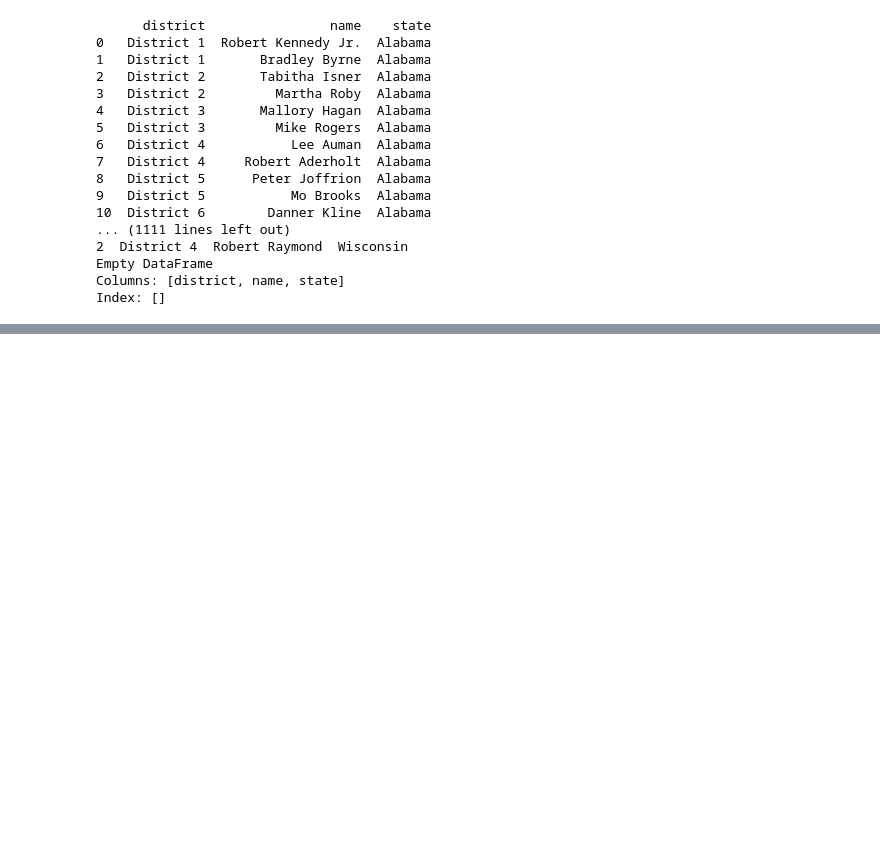
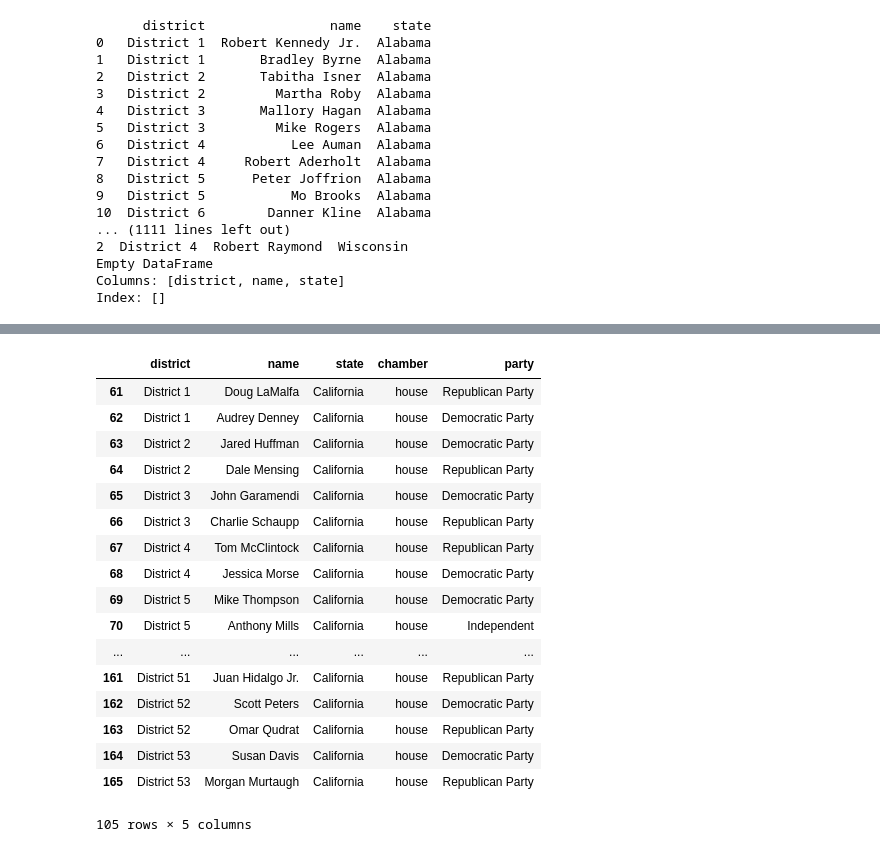
Before and after one commit to andrew-shackelford/Harvard_Twitter_Research_2018, a Jupyter notebook: midterm_candidate_scraper.ipynb, the cells around one changed output, grey strips where cells are left out. Drawn from its saved outputs; the diff is of its cells as text; code cells hidden in the pictures; blank space fills up the shorter version.

```diff
--- a/midterm_candidate_scraper.ipynb
+++ b/midterm_candidate_scraper.ipynb
@@ -106,0 +192,29 @@ df.shape
+# %%
+        html_near_name = re.findall(r'<a.+?>.*?{}'.format(candidate_name), html)
+# %%
+def get_party(candidate_name, html):
+    try:
+        html_near_name = re.findall(r'<a.+?>.*?<img alt=".*?{}'.format(candidate_name), html)
+        print(html_near_name)
+        relevant_html = min(html_near_name, key=len)
+        print(relevant_html)
+        party = re.findall('<img alt="(.*?)".*?{}'.format(candidate_name), relevant_html)
+        print(party)
+        return party[0]
+    except:
+        print(candidate_name)
+        return 'cannot determine'
+
+#     parties = ['Democrat', 'Republican', 'Independent', 'Libertarian', 'Green']
+#     dem_html = re.findall(r"Democratic Party.*?{}".format(candidate_name, html), html)
+#     rep_html = re.findall(r"Republican Party.*?{}".format(candidate_name, html), html)
+#     if dem_html:
+#         if rep_html:
+#             if len(dem_html[0]) < len(rep_html[0]):
+#                 return 'D'
+#             else:
+#                 return 'R'
+#         else:
+#             return 'D'
+#     else:
+#         return 'R'
@@ -106,0 +228,5 @@ df.shape
+# %%
+ca_df = house_df.loc[house_df.state == 'California'].copy()
+# %%
+for name in ca_df.name:
+    ca_df.loc[ca_df.name == name, 'party'] = get_party(name, html)
@@ -106,0 +251,21 @@ df.shape
+# %%
+ca_df
+# %% [output]
+|  | district | name | state | chamber | party |
+| 61 | District 1 | Doug LaMalfa | California | house | Republican Party |
+| 62 | District 1 | Audrey Denney | California | house | Democratic Party |
+| 63 | District 2 | Jared Huffman | California | house | Democratic Party |
+| 64 | District 2 | Dale Mensing | California | house | Republican Party |
+| 65 | District 3 | John Garamendi | California | house | Democratic Party |
+| 66 | District 3 | Charlie Schaupp | California | house | Republican Party |
+| 67 | District 4 | Tom McClintock | California | house | Republican Party |
+| 68 | District 4 | Jessica Morse | California | house | Democratic Party |
+| 69 | District 5 | Mike Thompson | California | house | Democratic Party |
+| 70 | District 5 | Anthony Mills | California | house | Independent |
+| ... | ... | ... | ... | ... | ... |
+| 161 | District 51 | Juan Hidalgo Jr. | California | house | Republican Party |
+| 162 | District 52 | Scott Peters | California | house | Democratic Party |
+| 163 | District 52 | Omar Qudrat | California | house | Republican Party |
+| 164 | District 53 | Susan Davis | California | house | Democratic Party |
+| 165 | District 53 | Morgan Murtaugh | California | house | Republican Party |
+105 rows × 5 columns
```
Also changed, not shown: parts of 22 cells of this notebook.
